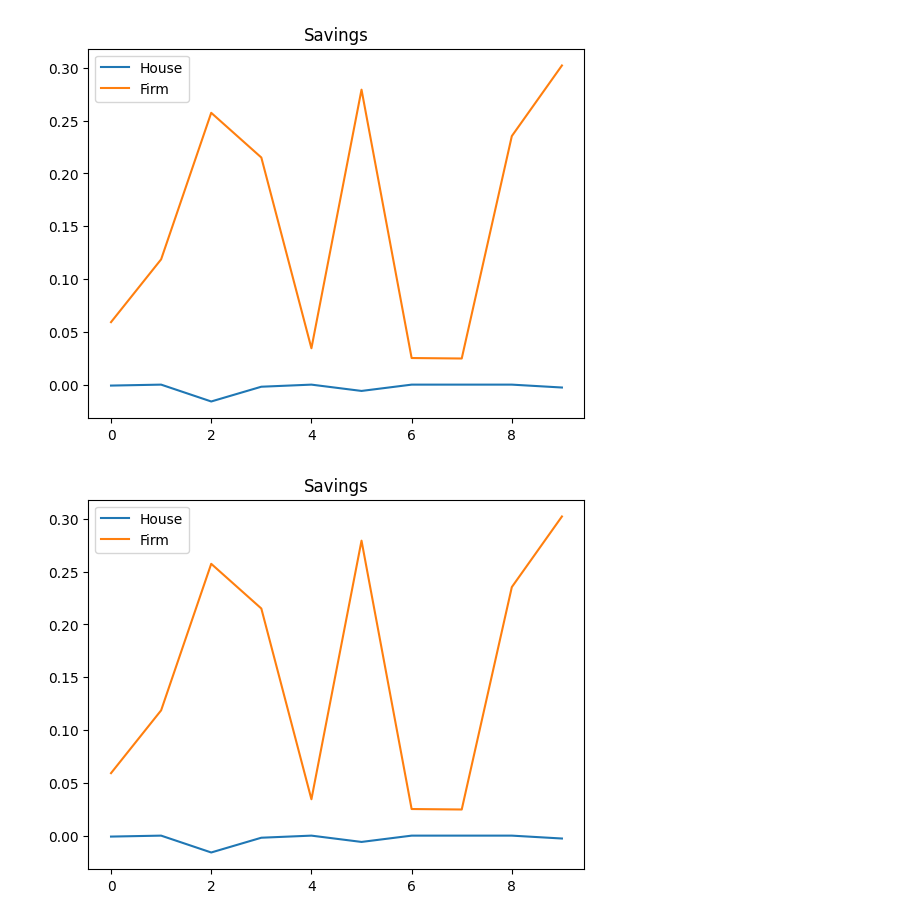
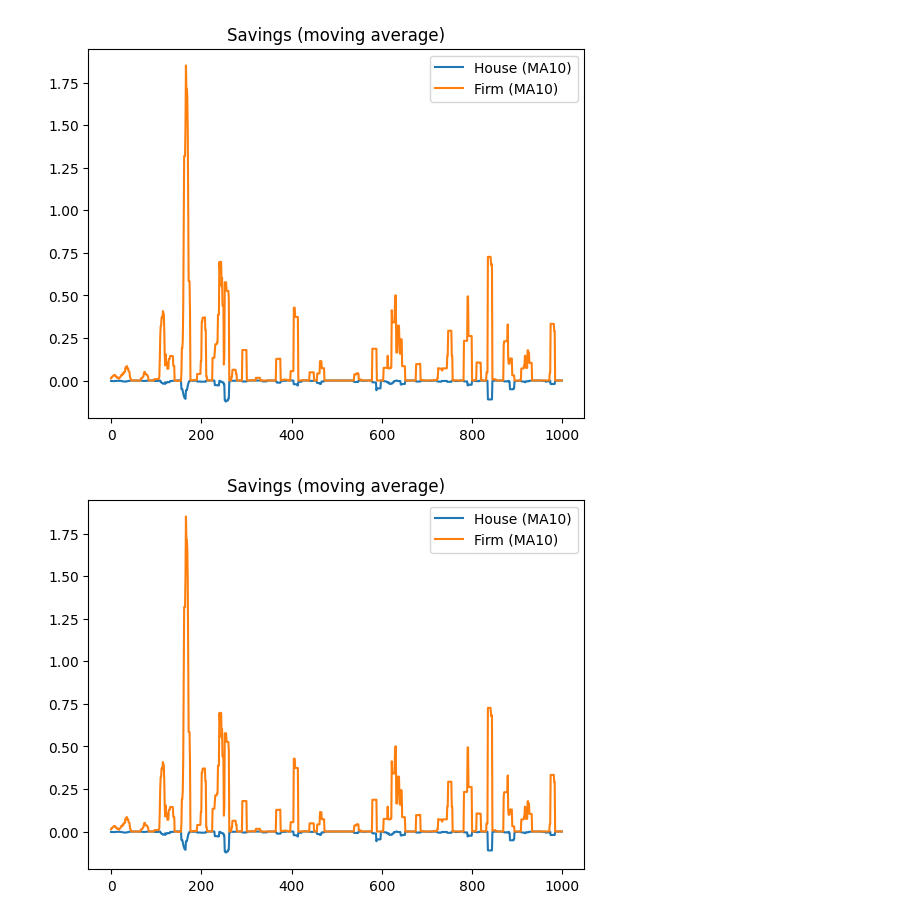
Before and after one commit to SuvrayanBandyopadhyay/AI-Economic-Simulation, a Jupyter notebook: NABIDES_Simulation.ipynb, the cells around one changed output. Cells and saved outputs as stored; diff of their text form; code cells hidden in the pictures.

```diff
--- a/NABIDES_Simulation.ipynb
+++ b/NABIDES_Simulation.ipynb
@@ -496,8 +497,8 @@ def TD_PPO(gov ,firm_tax_rates ,house_tax_rates ,collected_taxes ,min_utility ,m
         if(verbose): print(input)
 
         mean_trh , std_trh , mean_trf , std_trf = gov.policyNet(input)
-        std_trh = torch.clamp(std_trh, min=0.01,max = 0.1)
-        std_trf = torch.clamp(std_trf, min=0.01,max = 0.1)
+        std_trh = torch.clamp(std_trh, min=0.01,max = 0.05)
+        std_trf = torch.clamp(std_trf, min=0.01,max = 0.05)
 
         dist_house = dist.normal.Normal(mean_trh,std_trh)
         dist_firm = dist.normal.Normal(mean_trf,std_trf)
@@ -578,10 +579,10 @@ gov = Government(0.1,0.1,[1 for house in households])
 
 ga_vs_rl = True
 cycle  = 5
-epochs = 10
+epochs = 200
 ga_epochs = 5
 rl_timesteps = 20
-rl_epochs = 5
+rl_epochs = 10
 RL_HISTORY_LEN = 100
 simulation_steps = 100
 
@@ -592,6 +593,8 @@ epoch_housetax = []
 epoch_firmtax = []
 epoch_housesavings = []
 epoch_firmsavings = []
+epoch_consumption = []
+epoch_inventory = []
 
 for epoch in range(epochs):
     if ga_vs_rl:
@@ -674,10 +677,11 @@ for epoch in range(epochs):
             gov = reset_gov(gov,len(households))
 
 
-
+            mean_cons = np.mean(np.array([h.consumption for h in households]))
             for t in range(rl_timesteps):
 
                 work_trade(households,firms,gov)
+                mean_cons = np.mean(np.array([h.consumption for h in households]))
 
                 for f in firms:
                     f.comp_reward()
@@ -686,6 +690,9 @@ for epoch in range(epochs):
                     h.comp_reward()
 
                 gov.comp_reward(households)
+
+
+                print(max([f.reward for f in firms]))
 
                 firm_tax_rates.append(gov.tax_rate_firm)
                 house_tax_rates.append(gov.tax_collected_house)
@@ -737,6 +744,8 @@ for epoch in range(epochs):
             epoch_firmtax.append(gov.tax_rate_firm)
             epoch_housesavings.append(np.mean(np.array([h.savings for h in households])))
             epoch_firmsavings.append(np.mean(np.array([f.savings for f in firms])))
+            epoch_consumption.append(mean_cons)
+            epoch_inventory.append(np.mean(np.array([f.goods_inventory for f in firms])))
 
             print(len(tax_details))
 
@@ -765,2 +774,9 @@ RL epoch 4
 100
+# %%
+def moving_average(x, window=5):
+    xa = np.asarray(x, dtype=float)
+    if xa.size == 0:
+        return xa
+    w = np.ones(window) / window
+    return np.convolve(xa, w, mode='same')
 # %%
@@ -783,19 +801,21 @@ plt.show()
 # %%
-plt.plot(epoch_housesavings,label="House")
-plt.plot(epoch_firmsavings,label="Firm")
+window = 10
+plt.plot(moving_average(epoch_housesavings, window), label=f"House (MA{window})")
+plt.plot(moving_average(epoch_firmsavings, window), label=f"Firm (MA{window})")
 plt.legend()
-plt.title("Savings")
+plt.title("Savings (moving average)")
 plt.show()
 # %% [output]
-[figure, old version]
+[figure, new version]
 # %%
-epoch_housesavings = [min(e,1000) for e in epoch_housesavings]
-epoch_firmsavings = [min(e,1000) for e in epoch_firmsavings]
+epoch_housesavings_fixed = [min(e,1000) for e in epoch_housesavings]
+epoch_firmsavings_fixed = [min(e,1000) for e in epoch_firmsavings]
 # %%
-plt.plot(epoch_housesavings,label="House")
-plt.plot(epoch_firmsavings,label="Firm")
+window = 10
+plt.plot(moving_average(epoch_housesavings_fixed, window), label=f"House (MA{window})")
+plt.plot(moving_average(epoch_firmsavings_fixed, window), label=f"Firm (MA{window})")
 plt.legend()
-plt.title("Savings")
+plt.title("Savings (moving average)")
 plt.show()
 # %% [output]
-[figure, old version]
+[figure, new version]
```
Also changed, not shown: parts of 10 cells of this notebook, 2 other files.
